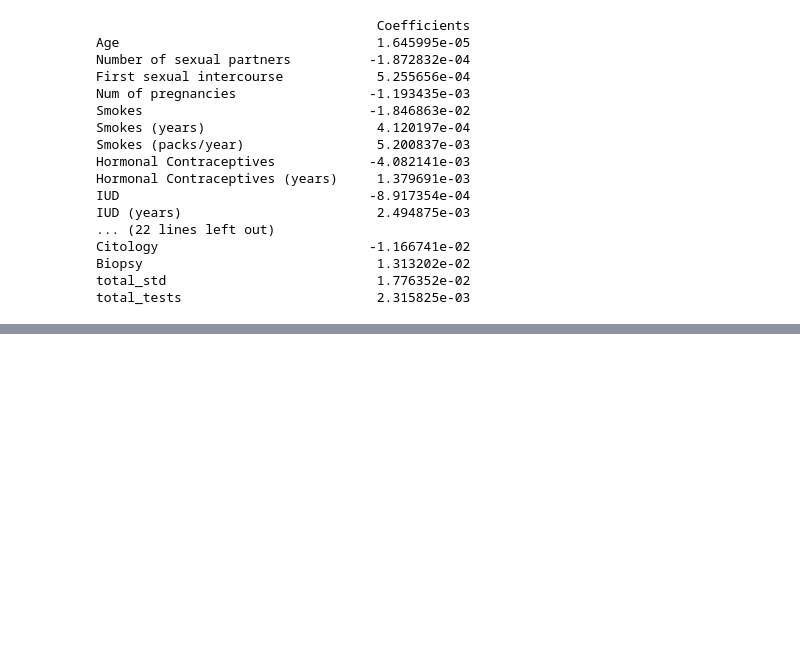
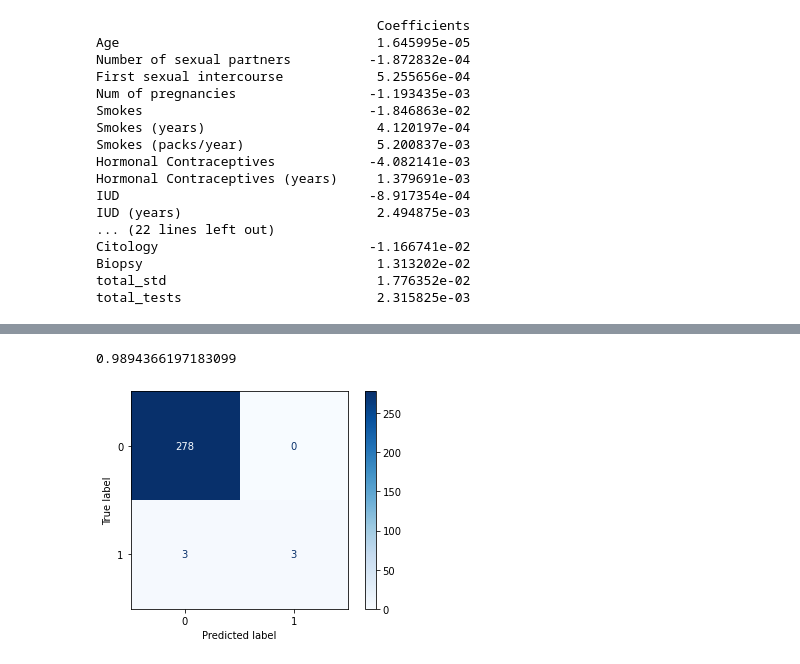
Before and after one commit to erinmcmahon26/Cervical_Cancer_Risk_Assessment, a Jupyter notebook: RiskFactorEDA.ipynb, the cells around one changed output, grey strips where cells are left out. Saved outputs shown, nothing was run; the diff lists cells and outputs as text; code cells hidden in the pictures; blank space fills up the shorter version.

```diff
--- a/RiskFactorEDA.ipynb
+++ b/RiskFactorEDA.ipynb
@@ -199,0 +209,11 @@ _ = plot_tree(tree,
+# %%
+forest = RandomForestClassifier()
+forest.fit(X_train, y_train)
+f_pred = forest.predict(X_test)
+print(accuracy_score(y_test,f_pred))
+confusion_matrix(y_test,f_pred)
+plot_confusion_matrix(forest, X_test, y_test, cmap=plt.cm.Blues)
+plt.show()
+# %% [output]
+0.9894366197183099
+[figure, added]
```
Also changed, not shown: parts of 7 cells of this notebook.
